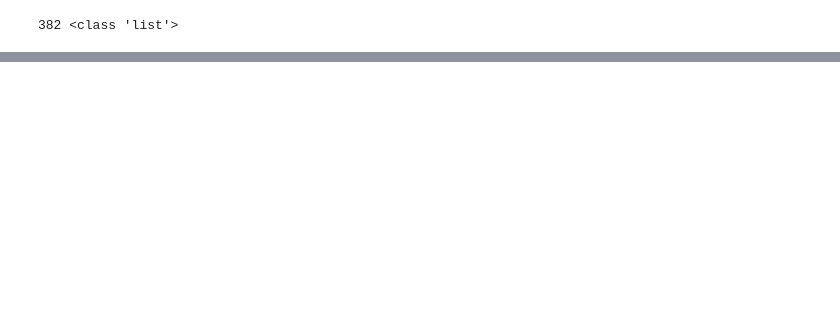
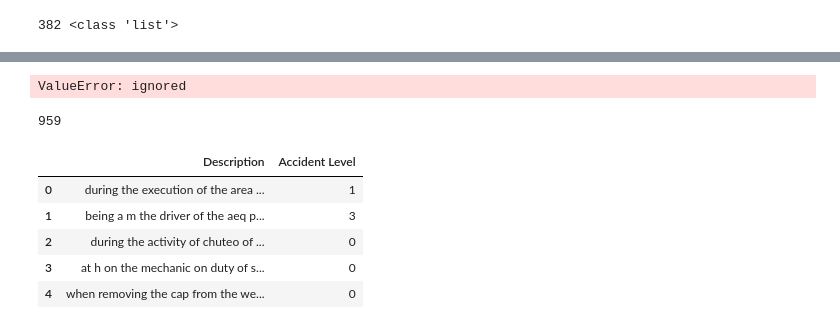
Before and after one commit to siiddd/Risk-Analysis-Chatbot, a Jupyter notebook: Chatbot.ipynb, the cells around one changed output, grey strips where cells are left out. Drawn from its saved outputs; the diff is of its cells as text; code cells hidden in the pictures; blank space fills up the shorter version.

```diff
--- a/Chatbot.ipynb
+++ b/Chatbot.ipynb
@@ -603,2 +601,10 @@ aug  = naf.Sometimes([naw.ContextualWordEmbsAug(), naw.SynonymAug()])
 # %%
 Description = list(x_train['Description'])
+# %%
+import re
+
+for i in range(len(Description)):
+  Description[i] = Description[i].lower()
+  Description[i] = re.sub('[^a-z]', ' ', Description[i])
+  Description[i] = Description[i].split()
+  Description[i] = ' '.join(Description[i])
@@ -606,6 +632,13 @@ Description = list(x_train['Description'])
 print(len(Description), type(Description))
 # %% [output]
 382 <class 'list'>
+# %%
+aug  = naf.Sometimes([naw.ContextualWordEmbsAug(action  = 'substitute', aug_min = 1, aug_max = 2, stopwords = stopwords.words('english')),
+                      naw.ContextualWordEmbsAug(action  = 'insert', aug_min = 1, aug_max = 2, stopwords = stopwords.words('english')),
+                      naw.SynonymAug(aug_min = 1, aug_max = 2, stopwords = stopwords.words('english')),
+                      naw.RandomWordAug(action = 'substitute', aug_min = 1, aug_max = 2, stopwords = stopwords.words('english')),
+                      naw.RandomWordAug(action = 'swap', aug_min = 1, aug_max = 2, stopwords = stopwords.words('english')),
+                      naw.RandomWordAug(action = 'delete', aug_min = 1, aug_max = 2, stopwords = stopwords.words('english'))])
 # %%
 temp = y_train.groupby(['Accident Level'])
 
@@ -619,15 +652,19 @@ for j in y_train['Accident Level'].value_counts(sort = True).index.values:
 
     if b > c:
       for z in range(c):
-        Description.append(aug.augment(Description[x], n = 1))
+        print(Description[z])
+        Description.append(aug.augment(Description[z], n = 1))
+        print(Description[-1])
         y_train = y_train.append({'Accident Level' : j}, ignore_index = True)
 
     elif c > b:
       for z in range(b):
-        Description.append(aug.augment(Description[x], n = math.floor(e)))
+        print(Description[z])
+        Description.append(aug.augment(Description[z], n = math.floor(e)))
+        print(Description[-1])
         y_train = y_train.append({'Accident Level' : j}, ignore_index = True)
 
     elif c == b:
       for z in range(b):
-        Description.append(aug.augment(Description[x], n = 1))
+        Description.append(aug.augment(Description[z], n = 1))
         y_train = y_train.append({'Accident Level' : j}, ignore_index = True)
@@ -637,0 +694,23 @@ for j in y_train['Accident Level'].value_counts(sort = True).index.values:
+# %%
+temp = y_train.groupby('Accident Level', 'Description')
+temp.get_group(1)
+# %% [output]
+ValueError: ignored
+# %%
+len(Description)
+# %% [output]
+959
+# %%
+description_augmented = pd.DataFrame(Description, columns = ['Description'])
+description_augmented.to_csv('description_test.csv')
+# %%
+dataset_chatbot = pd.concat([description_augmented, y_train], axis = 1)
+dataset_chatbot.to_csv('description_test.csv')
+dataset_chatbot.head(5)
+# %% [output]
+|  | Description | Accident Level |
+| 0 | during the execution of the area ... | 1 |
+| 1 | being a m the driver of the aeq p... | 3 |
+| 2 | during the activity of chuteo of ... | 0 |
+| 3 | at h on the mechanic on duty of s... | 0 |
+| 4 | when removing the cap from the we... | 0 |
```
Also changed, not shown: parts of 6 cells of this notebook.
